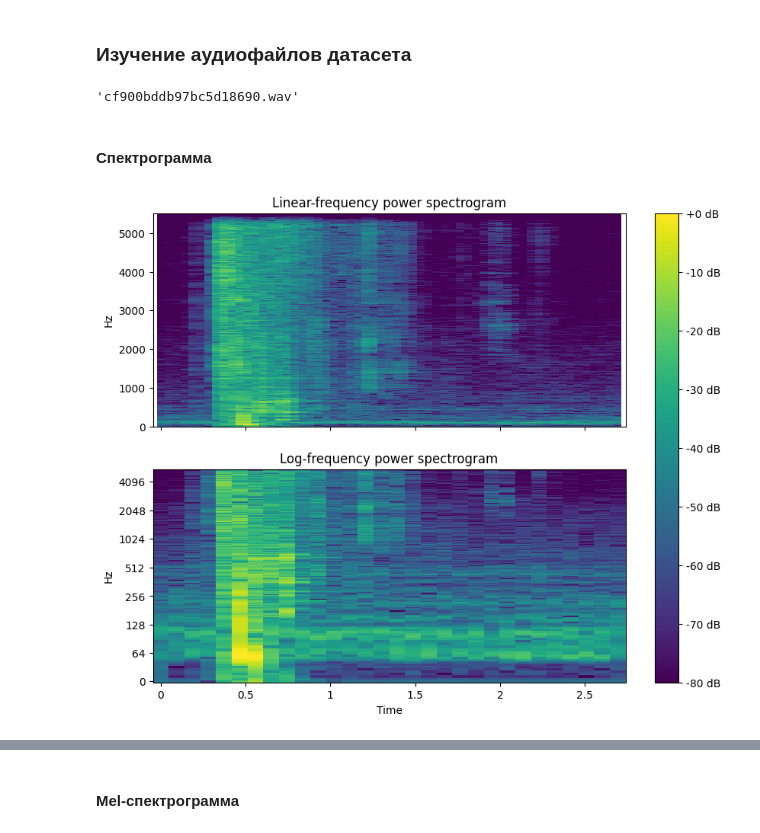
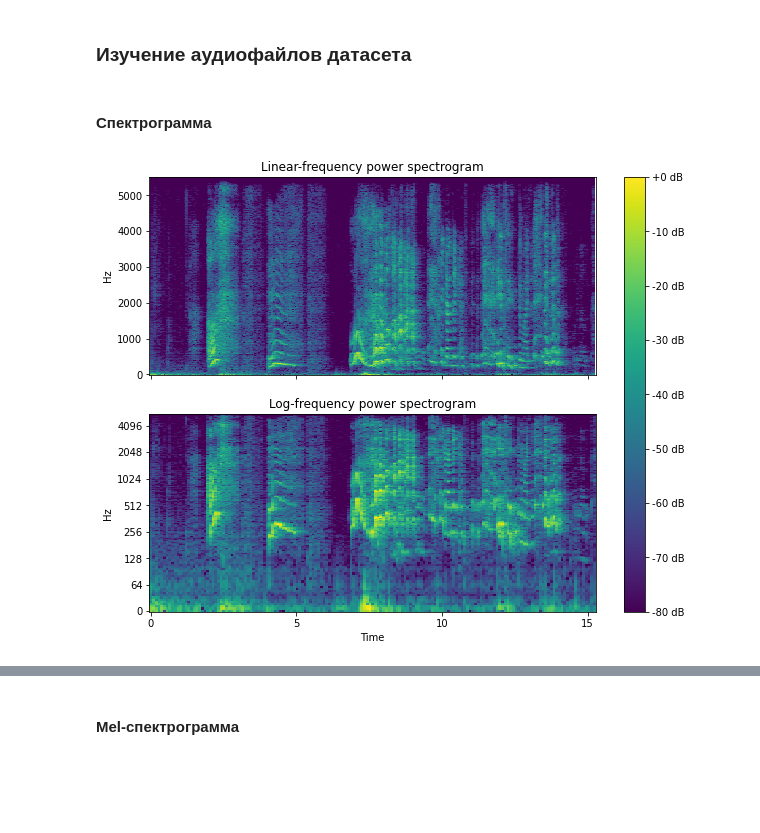
Before and after one commit to gnurtqh/audio_analytics, a Jupyter notebook: lab3.ipynb, the cells around one changed output, grey strips where cells are left out. Saved outputs shown, nothing was run; the diff lists cells and outputs as text; code cells hidden in the pictures; blank space fills up the shorter version.

```diff
--- a/lab3.ipynb
+++ b/lab3.ipynb
@@ -15,9 +45,18 @@ import os.path as path
 # %%
 # path
-train_folder = path.join(base_folder, "train")
+train_folder = base_folder
+wav_files = path.join(base_folder, "audio_train.zip")
 train_csv = path.join(base_folder, "train.csv")
 train_pickle = path.join(base_folder, "train.pickle")
 labels_pickle = path.join(base_folder, "labels.pickle")
+# %%
+def read_from_zip(zip_store, filename, sample_rate):
+    with io.BytesIO() as bytes_buff:
+        bytes_data = zip_store.read(filename)
+        bytes_buff.write(bytes_data)
+        bytes_buff.seek(0)
+        wave, sr = librosa.load(bytes_buff, sr=sample_rate)
+    return wave, sr
 # %% [markdown]
 ### Изучение аудиофайлов датасета
 # %%
@@ -32,20 +71,19 @@ import numpy as np
 import matplotlib.pyplot as plt
 
 from IPython.display import Audio
+# %%
+wav_dataset = zipfile.ZipFile(wav_files)
+label_data = pd.read_csv(train_csv)
 # %%
 # random filename from dir
-files = os.listdir(train_folder)
-filename = random.choice(files)
-filename
+filename = random.choice(label_data["fname"])
-# %% [output]
-'cf900bddb97bc5d18690.wav'
 # %% [markdown]
 #### Спектрограмма
 # %%
 # spectrogram parameters
 sample_rate = 11025
 # %%
-wav_data, sr = librosa.load(os.path.join(train_folder, filename), sr=sample_rate)
+wav_data, sr = read_from_zip(wav_dataset, "train/"+filename, sample_rate)
 
 fig, (ax_top, ax_bottom) = plt.subplots(nrows=2, ncols=1, figsize=(10, 8), sharex=True)
 cmap = "viridis"
@@ -64,34 +102,34 @@ img1 = librosa.display.specshow(
     x_axis='time',
     y_axis='linear',
     cmap=cmap,
 )
 ax_top.set(title='Linear-frequency power spectrogram')
 ax_top.label_outer()
 
 # draw log-frequency spectrogram
 hop_length = 1024
 wav_data_db = librosa.amplitude_to_db(
     np.abs(librosa.stft(wav_data, hop_length=hop_length)),
     ref=np.max
 )
 img2 = librosa.display.specshow(
     wav_data_db,
     sr=sr,
     hop_length=hop_length,
     ax=ax_bottom,
     x_axis='time',
     y_axis='log',
     cmap=cmap,
 )
 ax_bottom.set(title='Log-frequency power spectrogram')
 ax_bottom.label_outer()
 
 fig.colorbar(img1, ax=[ax_top, ax_bottom], format="%+2.f dB")
 plt.show()
 
 display(Audio(wav_data, rate=sr))
 # %% [output]
-[figure, old version]
+[figure, new version]
 [interactive output not drawn]
 # %% [markdown]
 #### Mel-спектрограмма
```
Also changed, not shown: parts of 15 cells of this notebook.
